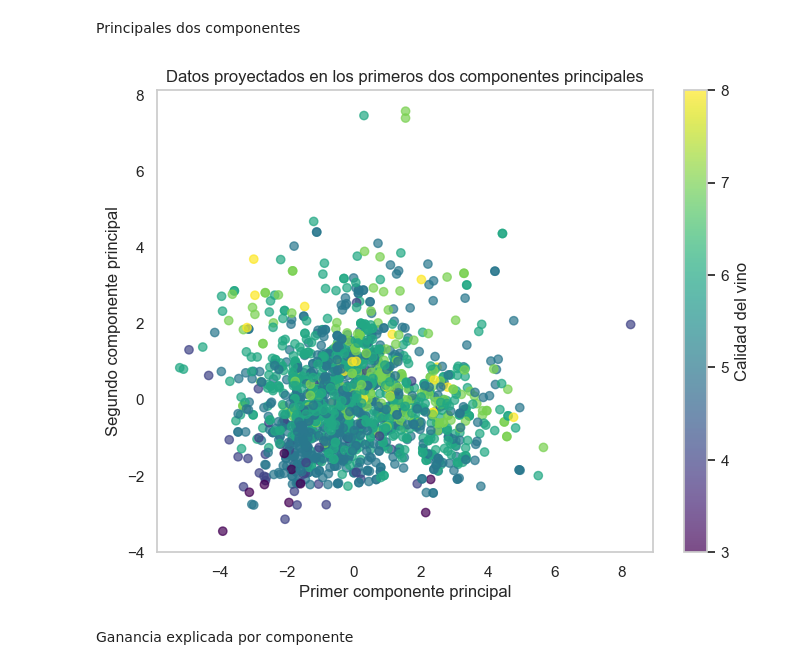
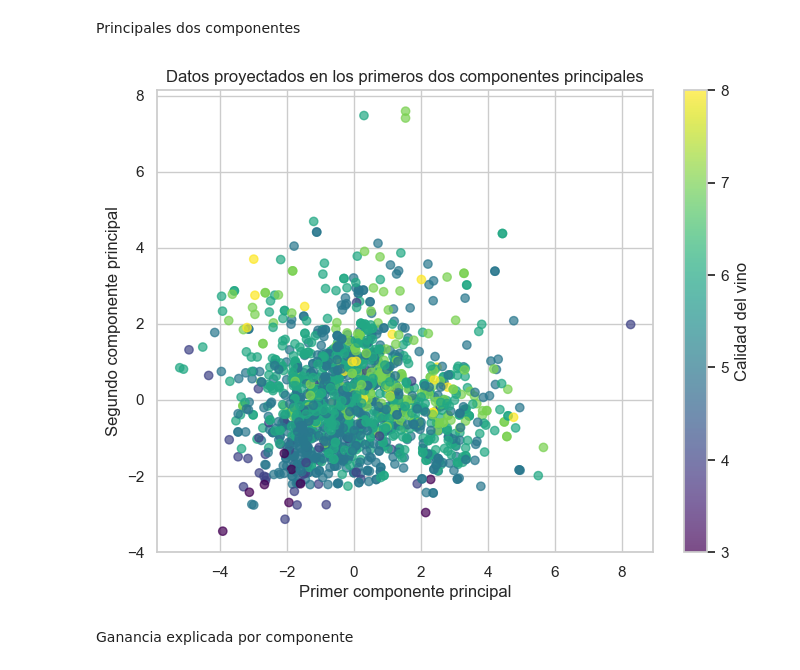
Before and after one commit to gillopy/PCA-Core-, a Jupyter notebook: Reducción de dimensionalidad - PCA (Core).ipynb, the cells around one changed output. Drawn from its saved outputs; the diff is of its cells as text; code cells hidden in the pictures.

```diff
--- a/4 - core1.ipynb
+++ b/Reducción de dimensionalidad - PCA (Core).ipynb
@@ -401,15 +401,15 @@ Principales dos componentes
 # %%
 # 5. Visualizar los datos proyectados en los primeros dos componentes principales
 plt.figure(figsize=(8, 6))
 plt.scatter(X_pca[:, 0], X_pca[:, 2], c=df["quality"], cmap="viridis", alpha=0.7)
 plt.colorbar(label="Calidad del vino")
 plt.xlabel("Primer componente principal")
 plt.ylabel("Segundo componente principal")
 plt.title("Datos proyectados en los primeros dos componentes principales")
-plt.grid()
+plt.grid(True)
 plt.show()
 # %% [output]
-[figure, old version]
+[figure, new version]
 # %% [markdown]
 Ganancia explicada por componente
 # %%
```
Also changed, not shown: parts of 3 cells of this notebook.
